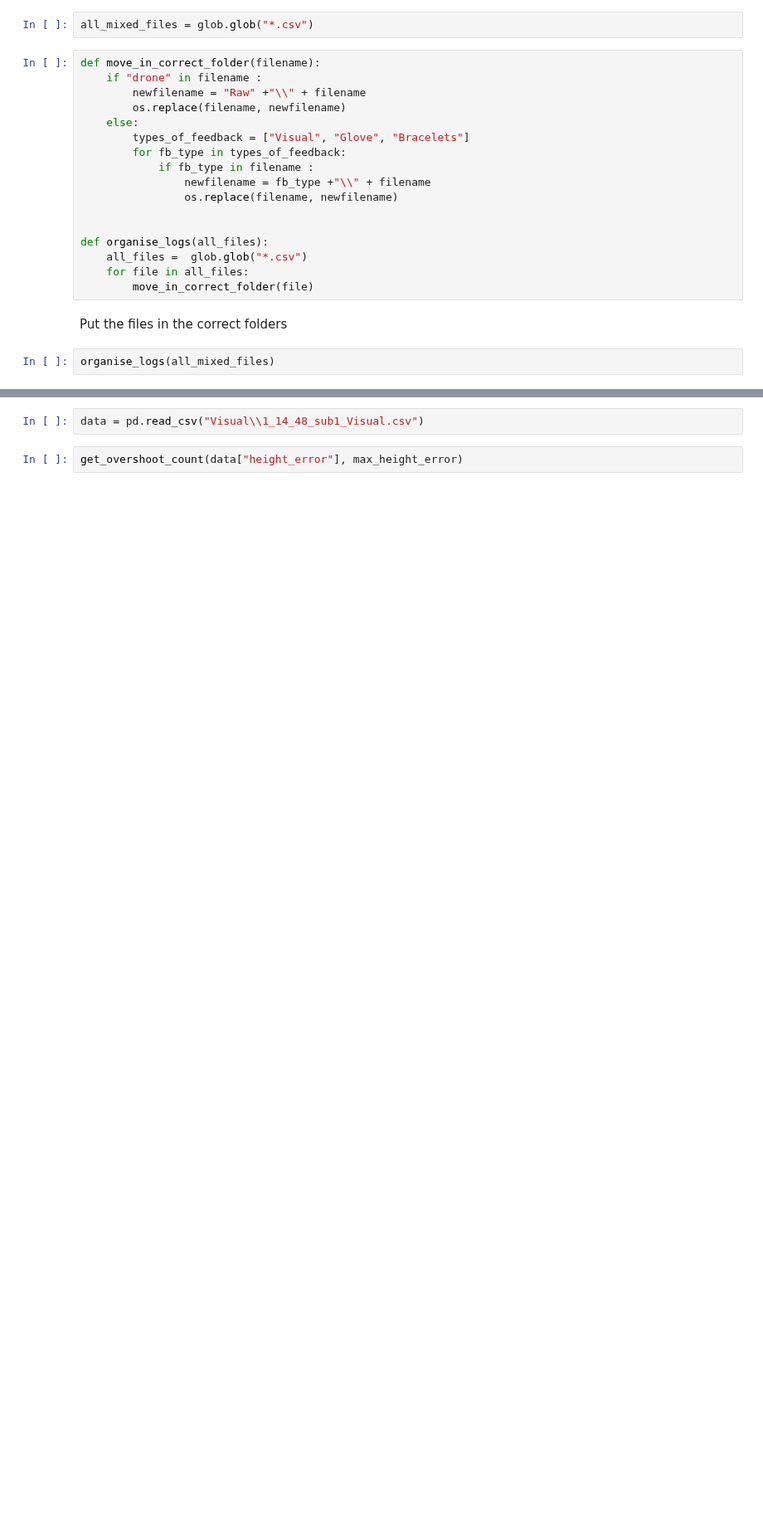
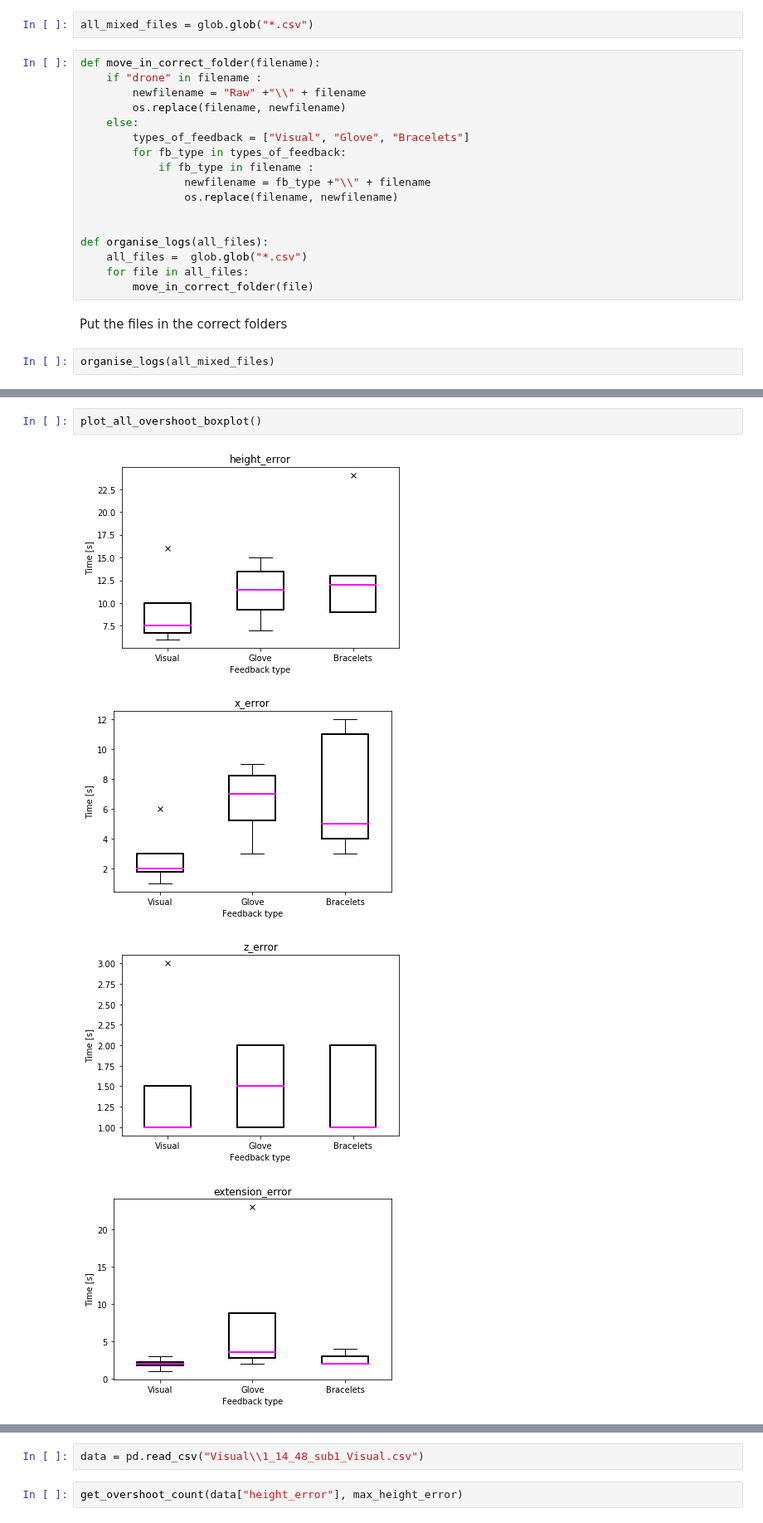
Before and after one commit to medioman22/Bidirectional_Interface, a Jupyter notebook: Hugo_data_analysis/data_analysis.ipynb, the cells around one changed output, grey strips where cells are left out. Shown at 83% size. Cells and saved outputs as stored; diff of their text form; blank space fills up the shorter version.

```diff
--- a/Hugo_data_analysis/data_analysis.ipynb
+++ b/Hugo_data_analysis/data_analysis.ipynb
@@ -290,0 +386,7 @@ def get_overshoot_count_mean_and_std(feedback_type, error_type):
+# %%
+plot_all_overshoot_boxplot()
+# %% [output]
+[figure, added]
+[figure, added]
+[figure, added]
+[figure, added]
```
Also changed, not shown: parts of 25 cells of this notebook.
